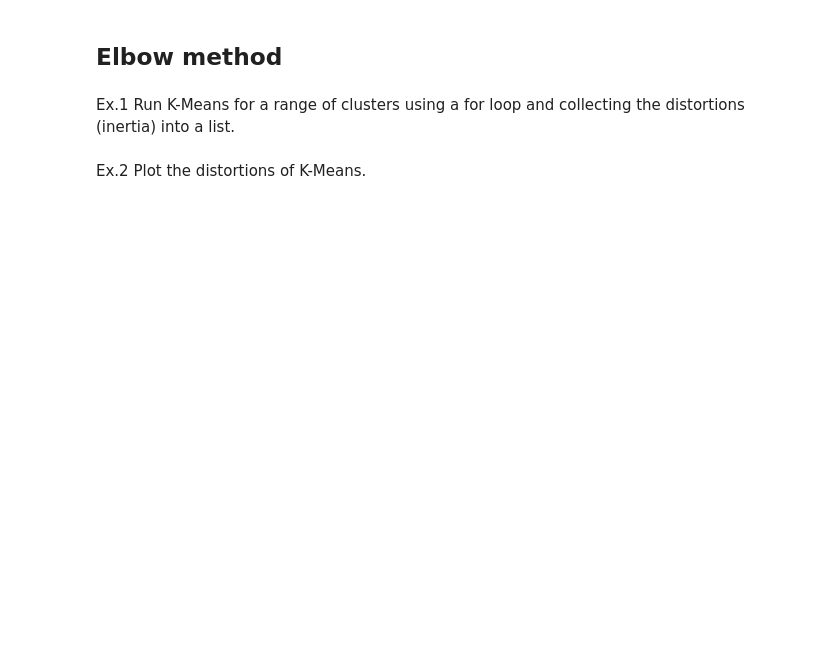
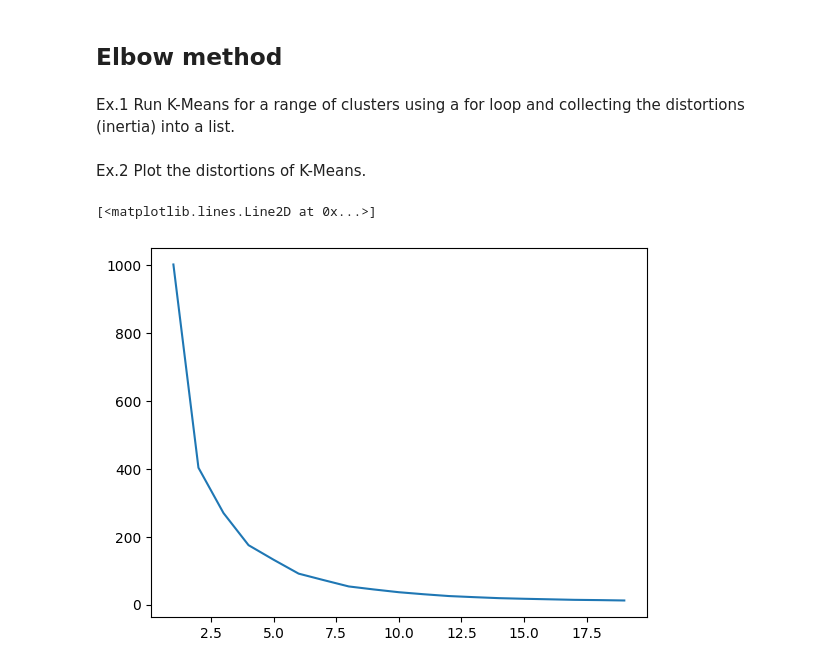
Before and after one commit to MichalMichniak/Machine_Learning_2023_Academy_Course, a Jupyter notebook: lab_7/main.ipynb, the cells around one changed output. Drawn from its saved outputs; the diff is of its cells as text; code cells hidden in the pictures; blank space fills up the shorter version.

```diff
--- a/lab_7/main.ipynb
+++ b/lab_7/main.ipynb
@@ -152,12 +152,21 @@ inertia : 148.788459072776
 # %% [markdown]
 Ex.1 Run K-Means for a range of clusters using a for loop and collecting the distortions (inertia) into a list.
 # %%
+from sklearn.datasets import make_moons
+import seaborn as sns
+import pandas as pd
+x, y = make_moons(1000, noise=.05, random_state=0)
+X_moon = pd.DataFrame(x, columns = ['f1','f2'])
+
 distortion = []
-for i in range(1,10):
+for i in range(1,20):
     kmeans = KMeans(i,init='random')
-    kmeans.fit(data_x)
+    kmeans.fit(x)
     distortion.append(kmeans.inertia_)
 # %% [markdown]
 Ex.2 Plot the distortions of K-Means.
 # %%
-plt.plot([i for i in range(1,10)],distortion)
+plt.plot([i for i in range(1,20)],distortion)
+# %% [output]
+[<matplotlib.lines.Line2D at 0x...>]
+[figure, added]
```
Also changed, not shown: parts of 43 cells of this notebook, 1 other file.
